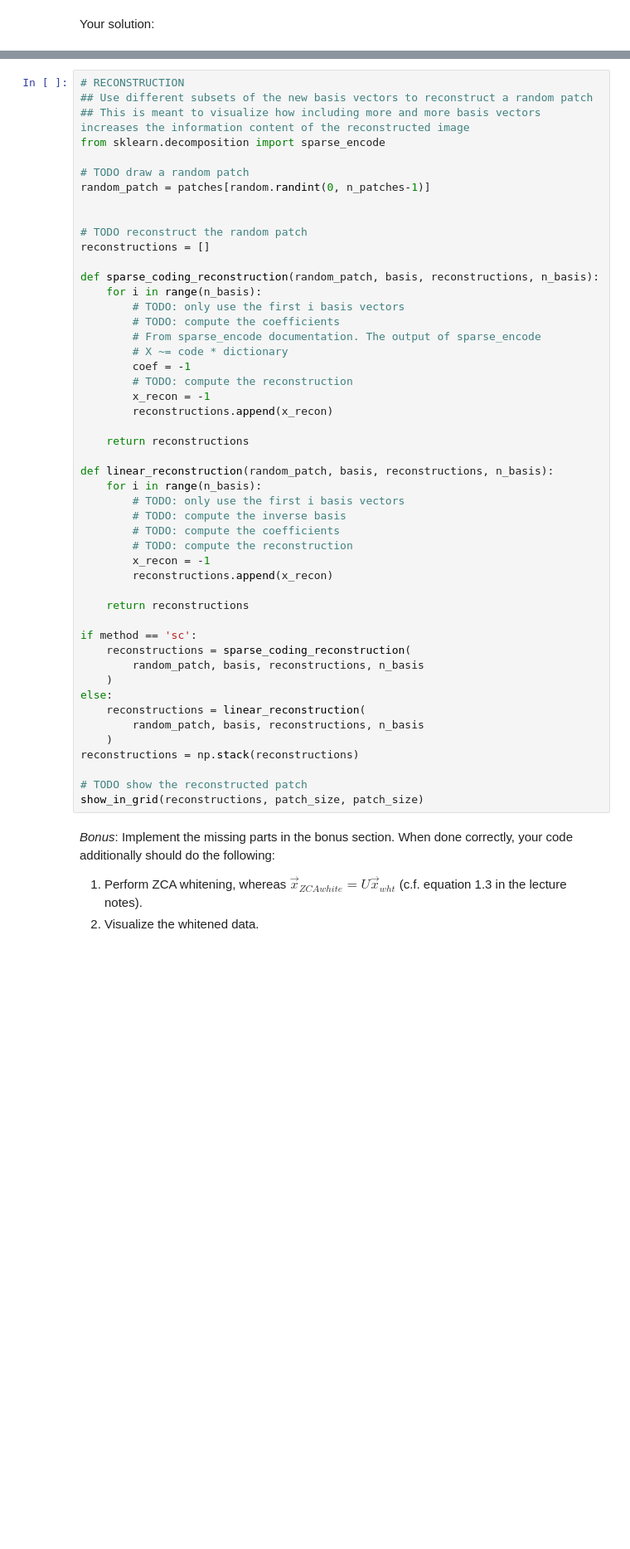
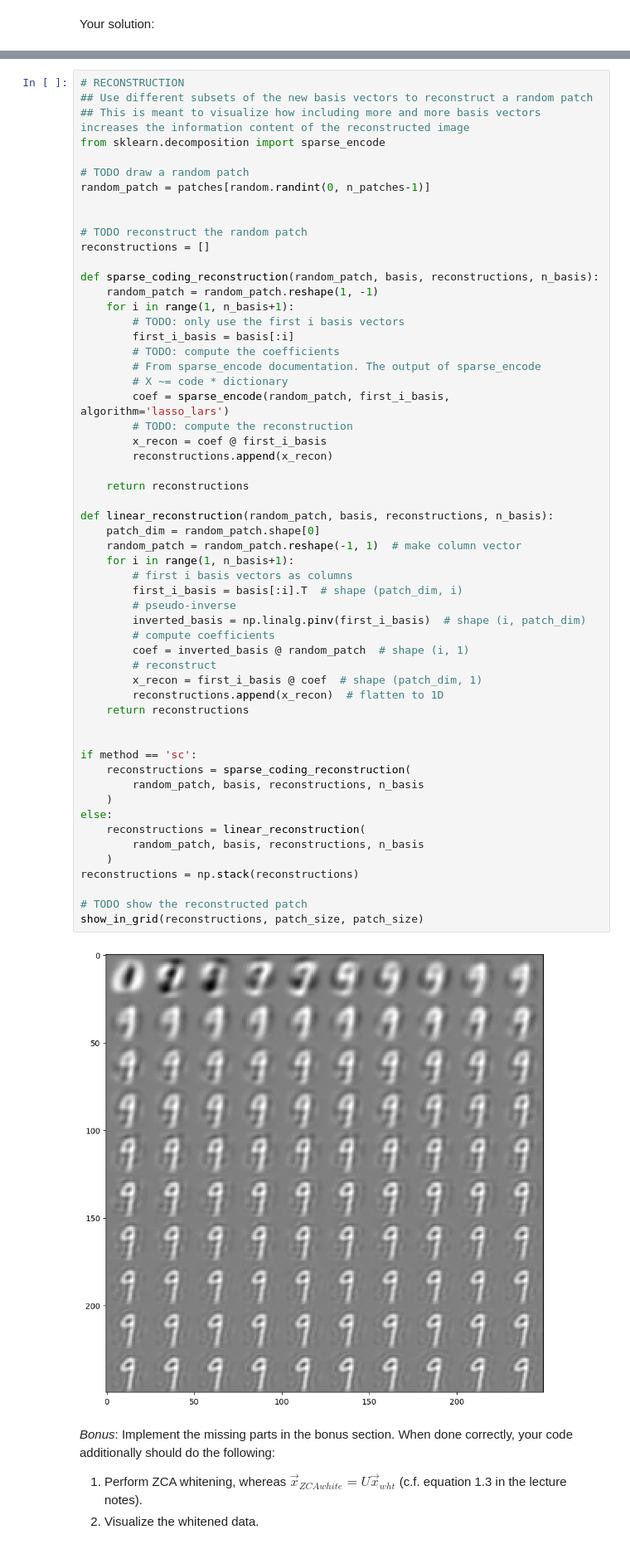
Before and after one commit to mikaMek/ML_exercises, a Jupyter notebook: exercise_1.ipynb, the cells around one changed output, grey strips where cells are left out. Shown at 83% size. Cells and saved outputs as stored; diff of their text form; blank space fills up the shorter version.

```diff
--- a/exercise_1.ipynb
+++ b/exercise_1.ipynb
@@ -202,44 +214,53 @@ random_patch = patches[random.randint(0, n_patches-1)]
 
 
 # TODO reconstruct the random patch
 reconstructions = []
 
 def sparse_coding_reconstruction(random_patch, basis, reconstructions, n_basis):
-    for i in range(n_basis):
+    random_patch = random_patch.reshape(1, -1)
+    for i in range(1, n_basis+1):
         # TODO: only use the first i basis vectors
+        first_i_basis = basis[:i]
         # TODO: compute the coefficients
         # From sparse_encode documentation. The output of sparse_encode
         # X ~= code * dictionary
-        coef = -1
+        coef = sparse_encode(random_patch, first_i_basis, algorithm='lasso_lars')
         # TODO: compute the reconstruction
-        x_recon = -1
+        x_recon = coef @ first_i_basis
         reconstructions.append(x_recon)
 
     return reconstructions
 
 def linear_reconstruction(random_patch, basis, reconstructions, n_basis):
-    for i in range(n_basis):
-        # TODO: only use the first i basis vectors
-        # TODO: compute the inverse basis
-        # TODO: compute the coefficients
-        # TODO: compute the reconstruction
-        x_recon = -1
-        reconstructions.append(x_recon)
+    patch_dim = random_patch.shape[0]
+    random_patch = random_patch.reshape(-1, 1)  # make column vector
+    for i in range(1, n_basis+1):
+        # first i basis vectors as columns
+        first_i_basis = basis[:i].T  # shape (patch_dim, i)
+        # pseudo-inverse
+        inverted_basis = np.linalg.pinv(first_i_basis)  # shape (i, patch_dim)
+        # compute coefficients
+        coef = inverted_basis @ random_patch  # shape (i, 1)
+        # reconstruct
+        x_recon = first_i_basis @ coef  # shape (patch_dim, 1)
+        reconstructions.append(x_recon)  # flatten to 1D
+    return reconstructions
 
-    return reconstructions
 
 if method == 'sc':
     reconstructions = sparse_coding_reconstruction(
         random_patch, basis, reconstructions, n_basis
     )
 else:
     reconstructions = linear_reconstruction(
         random_patch, basis, reconstructions, n_basis
     )
 reconstructions = np.stack(reconstructions)
 
 # TODO show the reconstructed patch
 show_in_grid(reconstructions, patch_size, patch_size)
+# %% [output]
+[figure, added]
 # %% [markdown]
 *Bonus*: Implement the missing parts in the bonus section. When done correctly, your code additionally should do the following:
 1. Perform ZCA whitening, whereas $\vec{x}_{ZCAwhite}=U\vec{x}_{wht}$ (c.f. equation 1.3 in the lecture notes).
```
Also changed, not shown: parts of 4 cells of this notebook.
